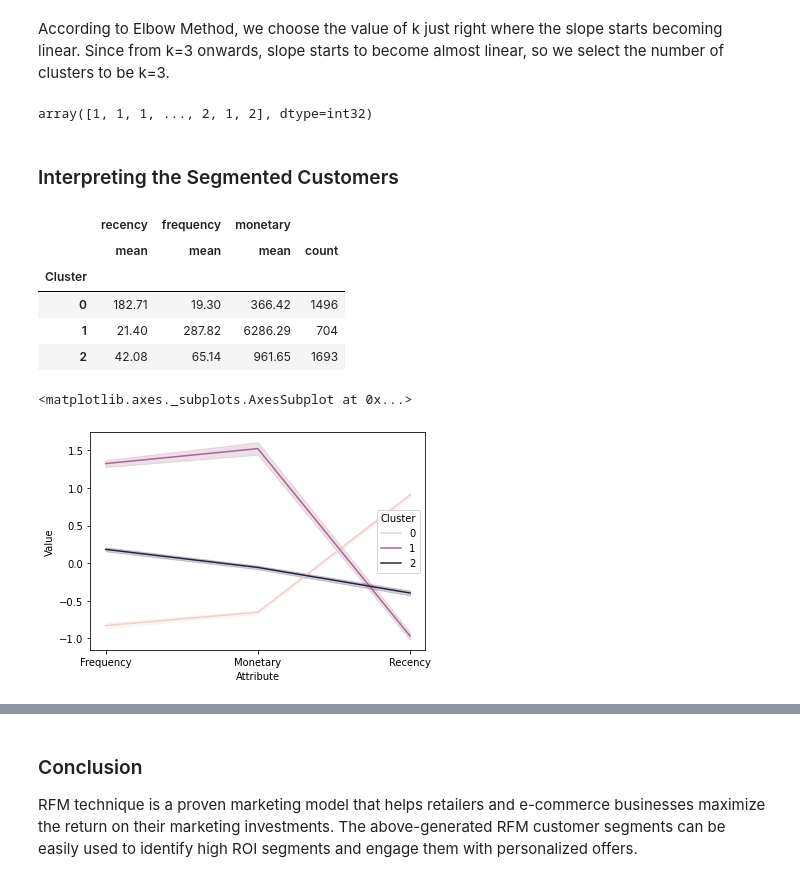
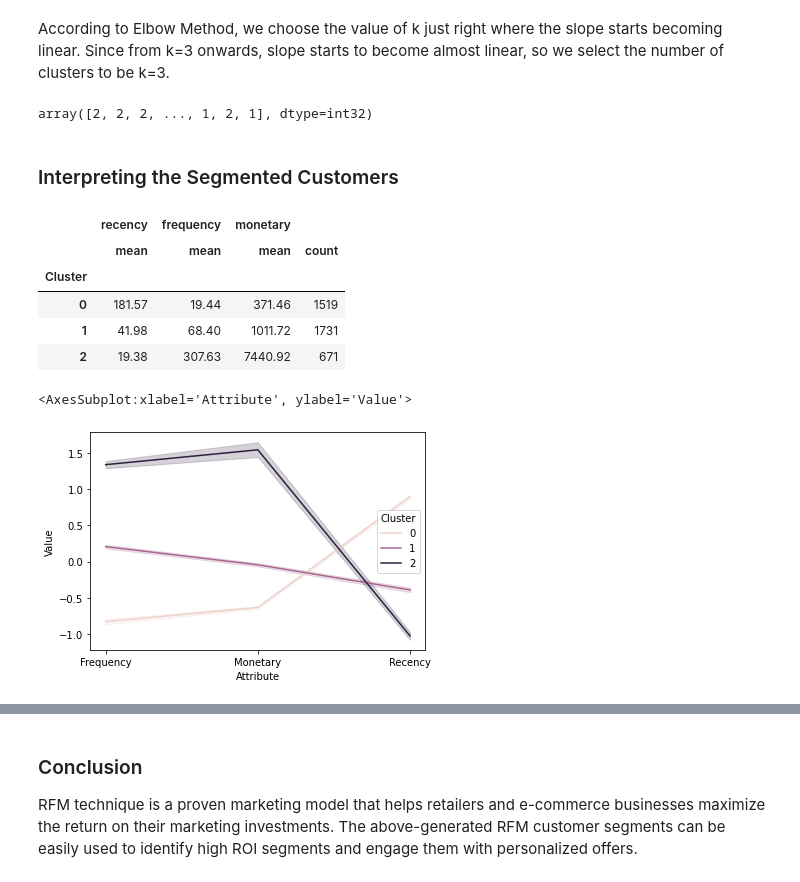
Before and after one commit to AbdullahMakhdoom/Customer_Segmentation, a Jupyter notebook: customer_segmentation.ipynb, the cells around one changed output, grey strips where cells are left out. Saved outputs shown, nothing was run; the diff lists cells and outputs as text; code cells hidden in the pictures.

```diff
--- a/customer_segmentation.ipynb
+++ b/customer_segmentation.ipynb
@@ -131,0 +143,3 @@ PRESENT = dt.datetime(2011, 12, 10)
+# %%
+PRESENT = uk_data['InvoiceDate'].max() + dt.timedelta(days = 1)
+print(PRESENT)
@@ -249,7 +329,7 @@ model = KMeans(n_clusters = 3, random_state=42)
 model.fit(rfm_normalized)
 model.labels_
 # %% [output]
-array([1, 1, 1, ..., 2, 1, 2], dtype=int32)
+array([2, 2, 2, ..., 1, 2, 1], dtype=int32)
 # %% [markdown]
 ### Interpreting the Segmented Customers
 # %%
@@ -262,27 +342,27 @@ rfm.groupby('Cluster').agg({
 |  | recency | frequency | monetary |  |
 |  | mean | mean | mean | count |
 | Cluster |  |  |  |  |
-| 0 | 182.71 | 19.30 | 366.42 | 1496 |
-| 1 | 21.40 | 287.82 | 6286.29 | 704 |
-| 2 | 42.08 | 65.14 | 961.65 | 1693 |
+| 0 | 181.57 | 19.44 | 371.46 | 1519 |
+| 1 | 41.98 | 68.40 | 1011.72 | 1731 |
+| 2 | 19.38 | 307.63 | 7440.92 | 671 |
 # %%
 # Create the dataframe
 df_normalized = pd.DataFrame(rfm_normalized, columns=
                              ['Recency', 'Frequency', 'Monetary'])
 df_normalized['ID'] = rfm.index
 df_normalized['Cluster'] = model.labels_
 
 # Melt the data
 df_nor_melt = pd.melt(df_normalized.reset_index(),
                       id_vars=['ID', 'Cluster'],
                       value_vars=
                       [ 'Frequency', 'Monetary', 'Recency'],
                       var_name='Attribute',
                       value_name = 'Value')
 df_nor_melt.head()
 
 # Visualize it
-sns.lineplot('Attribute', 'Value', hue='Cluster', data=df_nor_melt, labels)
+sns.lineplot('Attribute', 'Value', hue='Cluster', data=df_nor_melt )
 # %% [output]
-<matplotlib.axes._subplots.AxesSubplot at 0x...>
+<AxesSubplot:xlabel='Attribute', ylabel='Value'>
-[figure, old version]
+[figure, new version]
```
Also changed, not shown: parts of 27 cells of this notebook.
